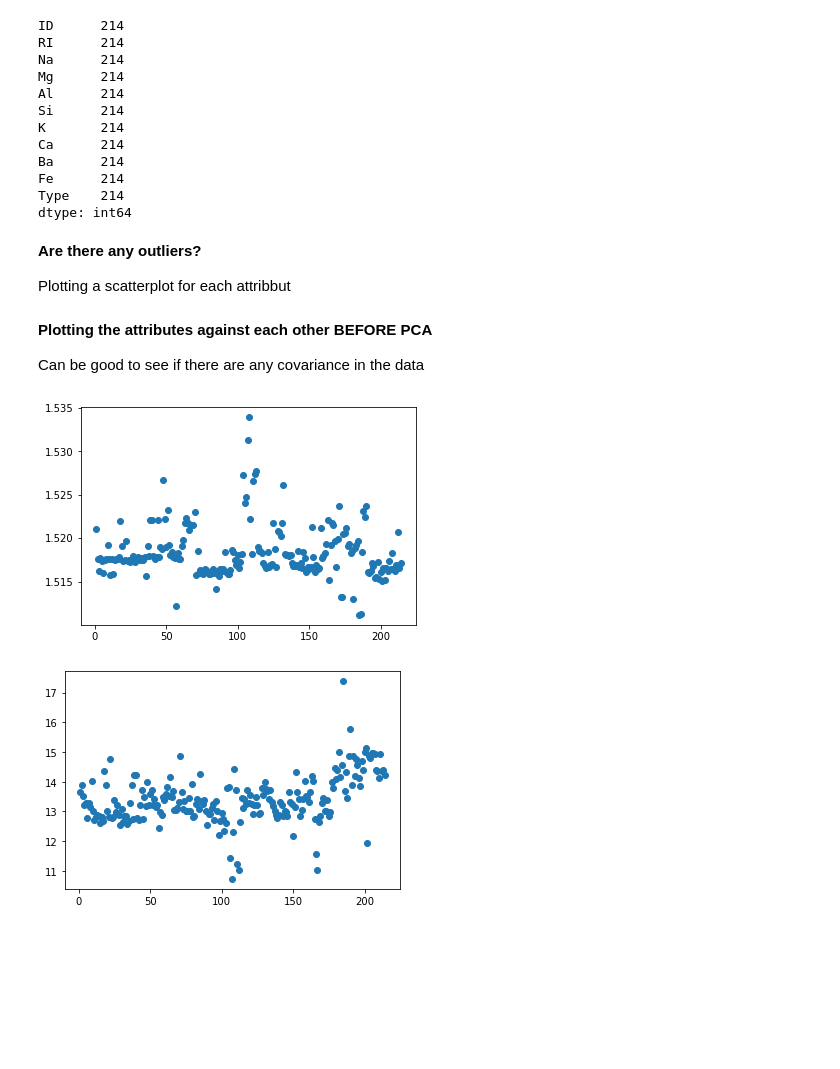
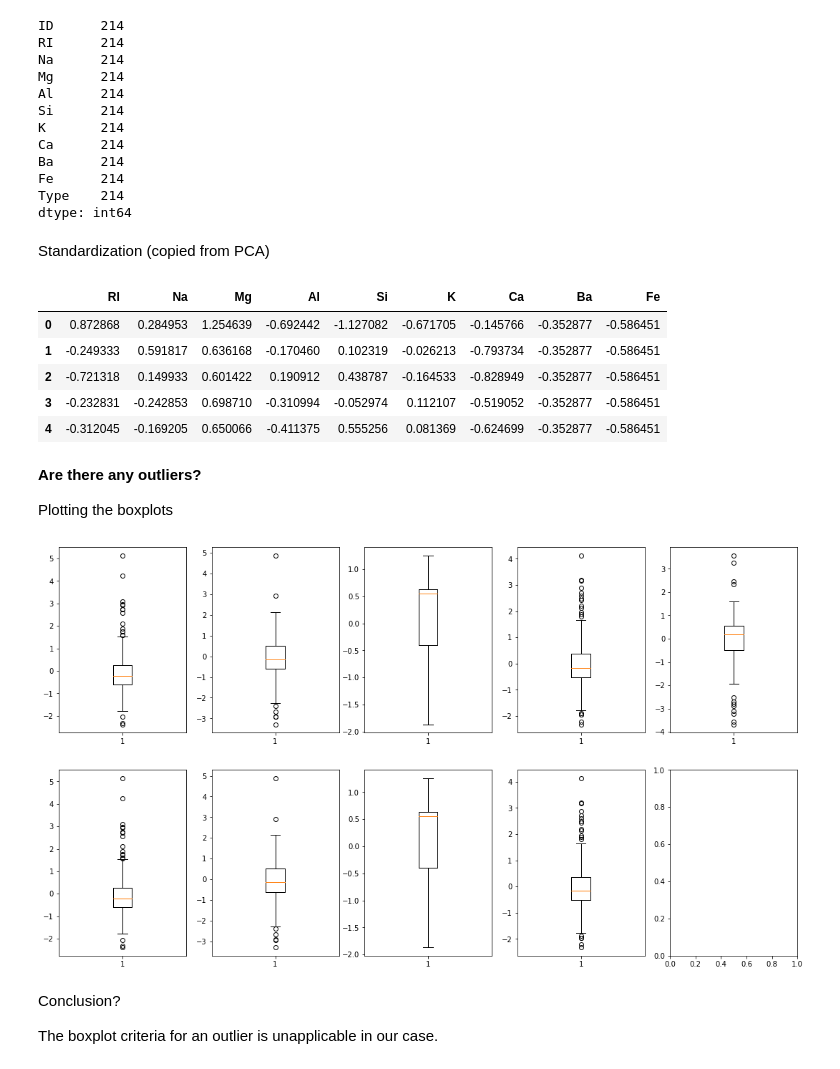
Before and after one commit to Magdk01/MLDM-Assignment-1, a Jupyter notebook: Assignment1MLDM.ipynb, the cells around one changed output. Saved outputs shown, nothing was run; the diff lists cells and outputs as text; code cells hidden in the pictures; blank space fills up the shorter version.

```diff
--- a/Assignment1MLDM.ipynb
+++ b/Assignment1MLDM.ipynb
@@ -42,27 +43,43 @@ Ba      214
 Fe      214
 Type    214
 dtype: int64
+# %% [markdown]
+Standardization (copied from PCA)
+# %%
+data = dataset.iloc[:,1:-1]
+mean_vals, std_vals = np.mean(data,axis=0), np.std(data)
+stand_data = (data - mean_vals)/std_vals
+stand_data.head()
+# %% [output]
+|  | RI | Na | Mg | Al | Si | K | Ca | Ba | Fe |
+| 0 | 0.872868 | 0.284953 | 1.254639 | -0.692442 | -1.127082 | -0.671705 | -0.145766 | -0.352877 | -0.586451 |
+| 1 | -0.249333 | 0.591817 | 0.636168 | -0.170460 | 0.102319 | -0.026213 | -0.793734 | -0.352877 | -0.586451 |
+| 2 | -0.721318 | 0.149933 | 0.601422 | 0.190912 | 0.438787 | -0.164533 | -0.828949 | -0.352877 | -0.586451 |
+| 3 | -0.232831 | -0.242853 | 0.698710 | -0.310994 | -0.052974 | 0.112107 | -0.519052 | -0.352877 | -0.586451 |
+| 4 | -0.312045 | -0.169205 | 0.650066 | -0.411375 | 0.555256 | 0.081369 | -0.624699 | -0.352877 | -0.586451 |
 # %% [markdown]
 **Are there any outliers?**
 
-Plotting a scatterplot for each attribbut
+Plotting the boxplots
-# %% [markdown]
-**Plotting the attributes against each other BEFORE PCA**
-
-Can be good to see if there are any covariance in the data
-# %%
-
-# skal erstattes med standaardized data i pca filen
-
-import matplotlib.pyplot as plt
-tup = [(0,1), (0,2)]
-
-for i,j in tup:
-    data1 = dataset.iloc[:,i]
-    data2 = dataset.iloc[:,j]
-
-    plt.plot(data1, data2, 'o')
-    plt.show()
-# %% [output]
-[figure, removed]
-[figure, removed]
+# %%
+
+fig, ax = plt.subplots(2,5)
+j = 0
+for i in range(9):
+    if i == 5: j = 1
+    if i >= 5: i = i - 5
+
+    temp = stand_data.iloc[:,i]
+
+    ax[j,i].boxplot(temp)
+
+fig.set_size_inches(18.5, 10.5)
+fig.show()
+
+# there are many outliers if we use the boxplots
+# %% [output]
+[figure, added]
+# %% [markdown]
+Conclusion?
+
+The boxplot criteria for an outlier is unapplicable in our case.
```
Also changed, not shown: parts of 1 cell of this notebook.
